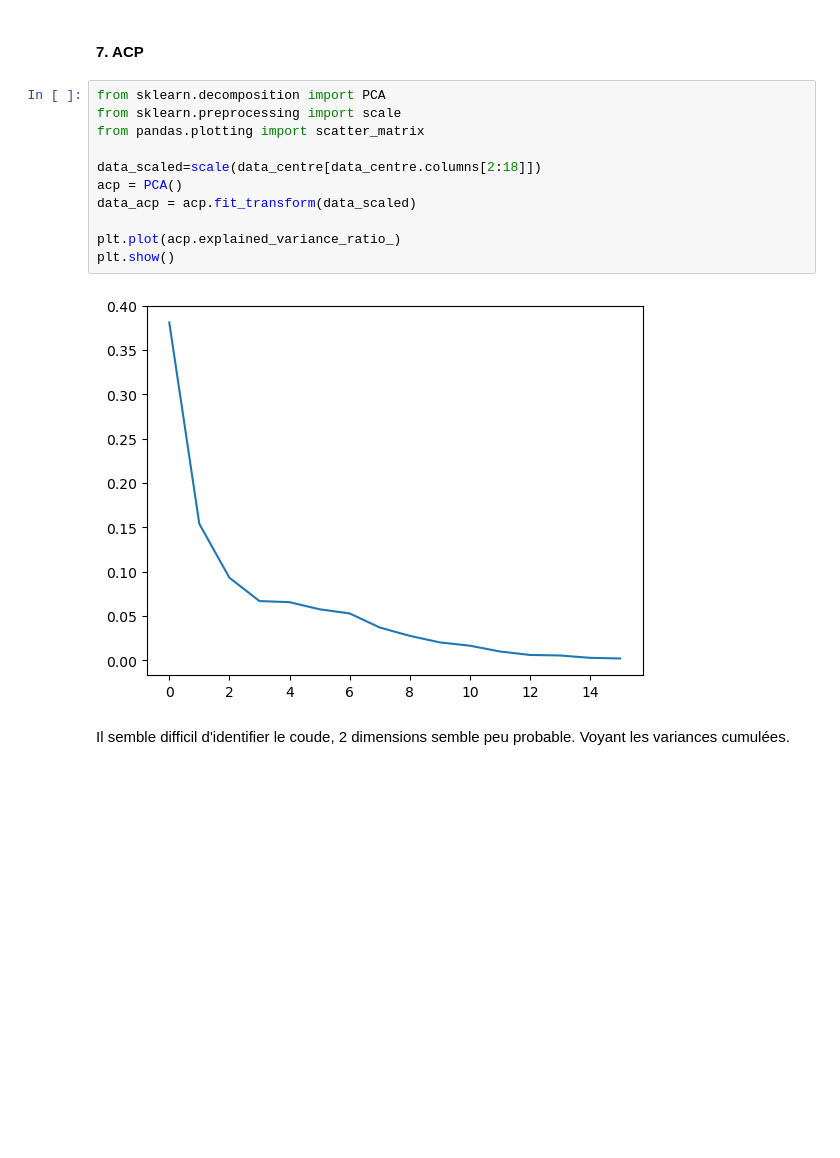
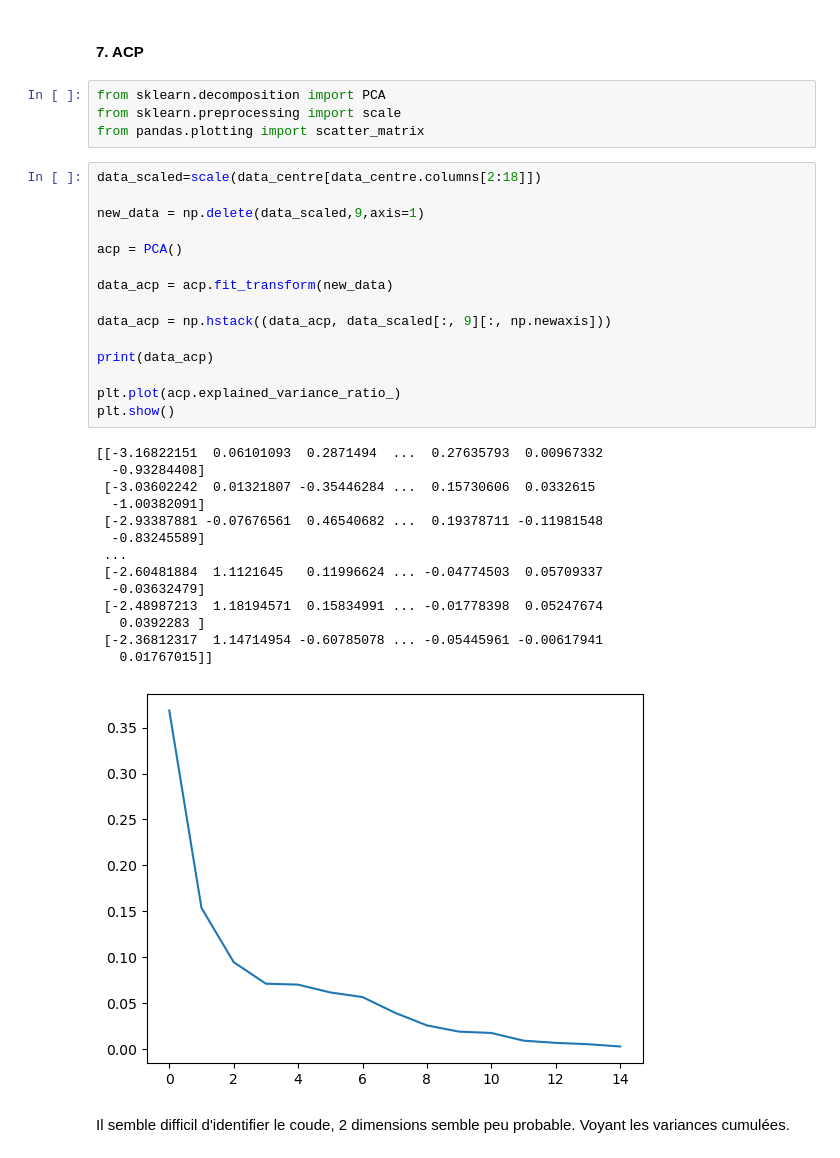
Before and after one commit to PaolaDeTruchis/MachineLearning, a Jupyter notebook: Projet_ML_Python.ipynb, the cells around one changed output. Cells and saved outputs as stored; diff of their text form; blank space fills up the shorter version.

```diff
--- a/Projet_ML_Python.ipynb
+++ b/Projet_ML_Python.ipynb
@@ -394,19 +393,40 @@ plt.show()
 ### Analyse en composantes principales
 # %% [markdown]
 #### 7. ACP
+# %%
+from sklearn.decomposition import PCA
+from sklearn.preprocessing import scale
+from pandas.plotting import scatter_matrix
 # %%
-from sklearn.decomposition import PCA
-from sklearn.preprocessing import scale
-from pandas.plotting import scatter_matrix
+data_scaled=scale(data_centre[data_centre.columns[2:18]])
 
-data_scaled=scale(data_centre[data_centre.columns[2:18]])
+new_data = np.delete(data_scaled,9,axis=1)
+
 acp = PCA()
-data_acp = acp.fit_transform(data_scaled)
+
+data_acp = acp.fit_transform(new_data)
+
+data_acp = np.hstack((data_acp, data_scaled[:, 9][:, np.newaxis]))
+
+print(data_acp)
 
 plt.plot(acp.explained_variance_ratio_)
 plt.show()
 # %% [output]
+[[-3.16822151  0.06101093  0.2871494  ...  0.27635793  0.00967332
+  -0.93284408]
+ [-3.03602242  0.01321807 -0.35446284 ...  0.15730606  0.0332615
+  -1.00382091]
+ [-2.93387881 -0.07676561  0.46540682 ...  0.19378711 -0.11981548
+  -0.83245589]
+ ...
+ [-2.60481884  1.1121645   0.11996624 ... -0.04774503  0.05709337
+  -0.03632479]
+ [-2.48987213  1.18194571  0.15834991 ... -0.01778398  0.05247674
+   0.0392283 ]
+ [-2.36812317  1.14714954 -0.60785078 ... -0.05445961 -0.00617941
+   0.01767015]]
-[figure, old version]
+[figure, new version]
 # %% [markdown]
 Il semble difficil d'identifier le coude, 2 dimensions semble peu probable. Voyant les variances cumulées.
 # %%
```
Also changed, not shown: parts of 58 cells of this notebook.
